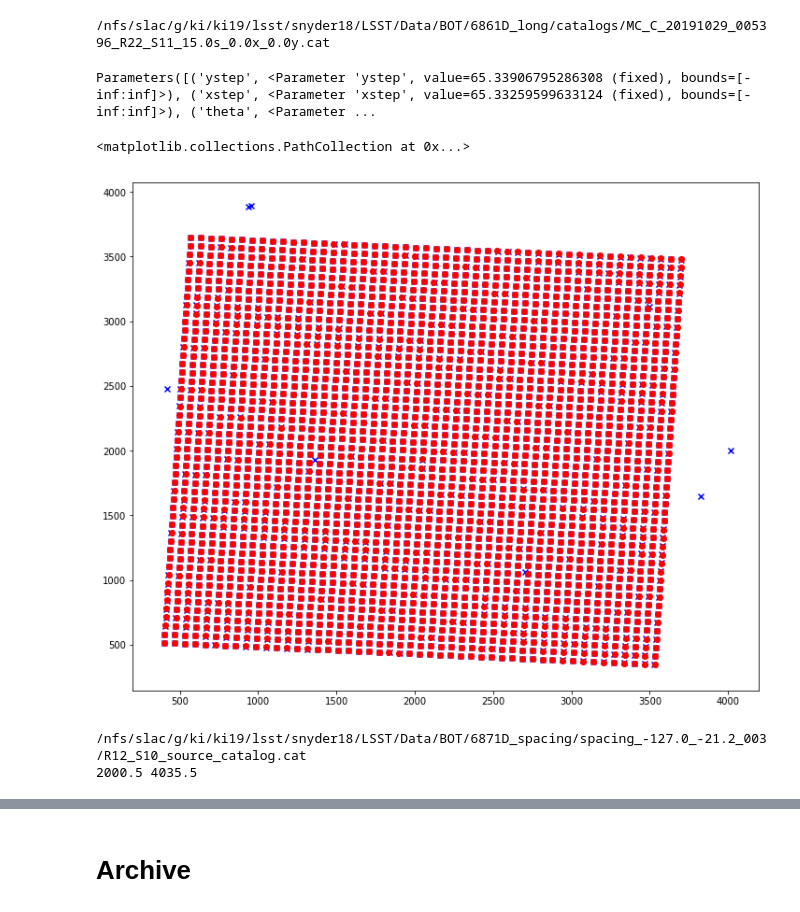
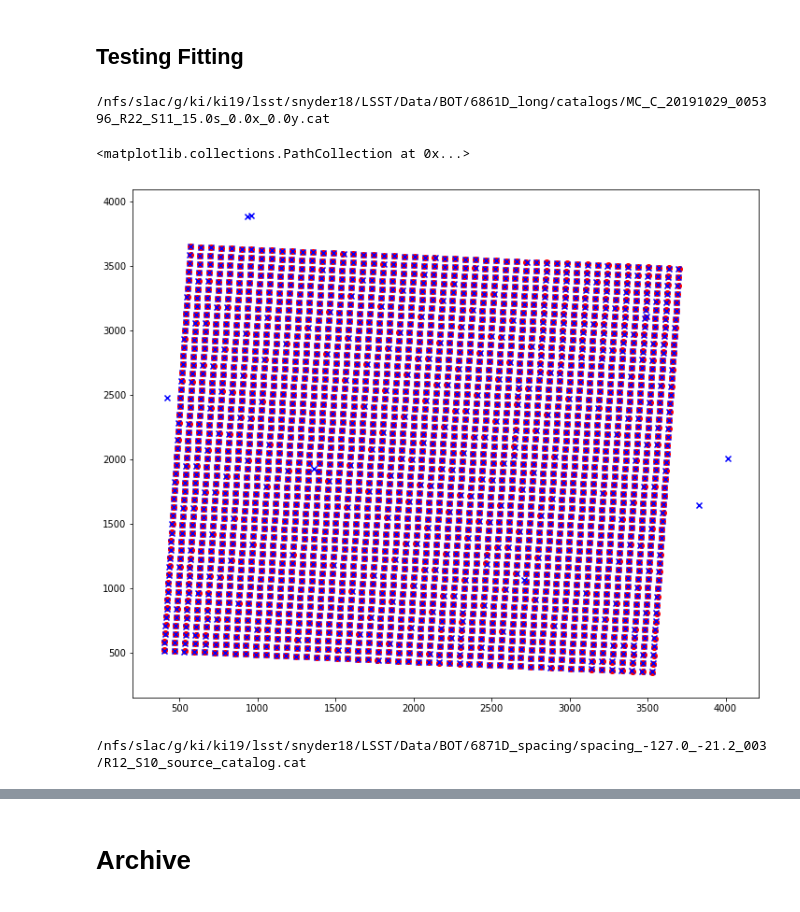
Before and after one commit to Snyder005/mixcoatl, a Jupyter notebook: notebooks/Devel.ipynb, the cells around one changed output, grey strips where cells are left out. Saved outputs shown, nothing was run; the diff lists cells and outputs as text; code cells hidden in the pictures.

```diff
--- a/notebooks/Devel.ipynb
+++ b/notebooks/Devel.ipynb
@@ -15,6 +15,8 @@ from mixcoatl.sourceGridTask import SourceGridTask
 
 camera = camMapper._makeCamera()
 lct = LsstCameraTransforms(camera)
+# %% [markdown]
+## Testing Fitting
 # %%
 infiles = glob.glob('/nfs/slac/g/ki/ki19/lsst/snyder18/LSST/Data/BOT/6861D_long/catalogs/*.cat')
 infile = infiles[0]
@@ -31,27 +33,25 @@ x0_guess = 2*509*4. - ccd_x
 y0_guess = ccd_y
 # %% [output]
 /nfs/slac/g/ki/ki19/lsst/snyder18/LSST/Data/BOT/6861D_long/catalogs/MC_C_20191029_005396_R22_S11_15.0s_0.0x_0.0y.cat
+# %%
+gridfit_task = GridFitTask()
+gridfit_task.config.brute_search = True
+gridfit_task.config.outfile = 'test_distorted_grid.fits'
+
+grid, result = gridfit_task.run(infile, (y0_guess, x0_guess))
 # %%
-grid_task = SourceGridTask()
-grid_task.config.brute_search = True
-
-grid = grid_task.run(infile, (y0_guess, x0_guess))
-
-gY = grid['Y']
-gX = grid['X']
+gY, gX = grid.get_source_centroids(distorted=True)
 
 src = fits.getdata(infile)
 srcY = src['base_SdssShape_Y']
 srcX = src['base_SdssShape_X']
 
 fig, ax = plt.subplots(1, 1, figsize=(12, 10))
-
+ax.scatter(gX, gY, color='red')
 ax.scatter(srcX, srcY, color='blue', marker='x')
-ax.scatter(gX, gY, color='red')
 # %% [output]
-Parameters([('ystep', <Parameter 'ystep', value=65.33906795286308 (fixed), bounds=[-inf:inf]>), ('xstep', <Parameter 'xstep', value=65.33259599633124 (fixed), bounds=[-inf:inf]>), ('theta', <Parameter ...
+<matplotlib.collections.PathCollection at 0x...>
-<matplotlib.collections.PathCollection at 0x...>
-[figure, old version]
+[figure, new version]
 # %%
 infiles = glob.glob('/nfs/slac/g/ki/ki19/lsst/snyder18/LSST/Data/BOT/6871D_spacing/spacing_-127.0_-21.2_003/*.cat')
 infile = infiles[0]
@@ -61,9 +61,6 @@ ccd_name, ccd_x, ccd_y = lct.focalMmToCcdPixel(-20.2, -127.0)
 
 x0_guess = 2*509*4. - ccd_x
 y0_guess = ccd_y
-
-print(y0_guess, x0_guess)
 # %% [output]
 /nfs/slac/g/ki/ki19/lsst/snyder18/LSST/Data/BOT/6871D_spacing/spacing_-127.0_-21.2_003/R12_S10_source_catalog.cat
-2000.5 4035.5
 # %%
```
Also changed, not shown: parts of 5 cells of this notebook, 3 other files.
